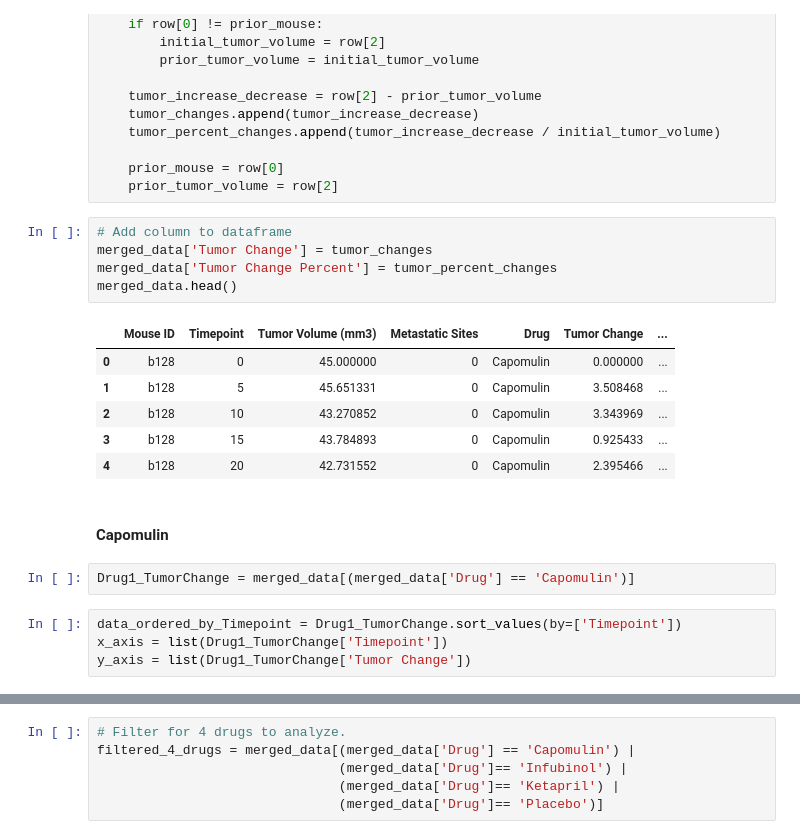
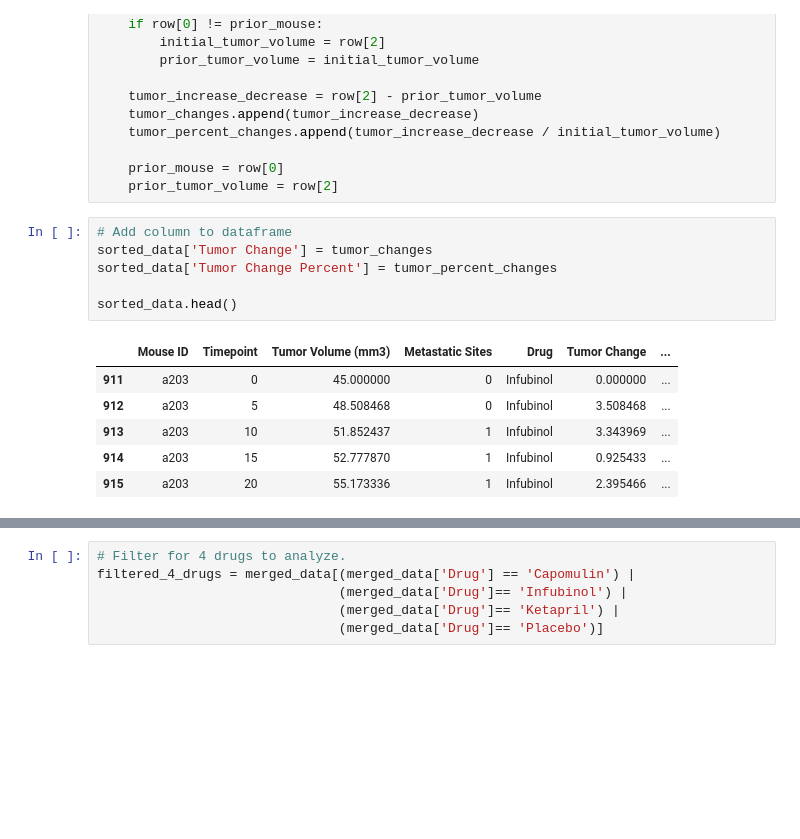
Before and after one commit to cfogel55/BootcampRepo, a Jupyter notebook: Pymaceuticals.ipynb, the cells around one changed output, grey strips where cells are left out. Drawn from its saved outputs; the diff is of its cells as text; blank space fills up the shorter version.

```diff
--- a/Pymaceuticals.ipynb
+++ b/Pymaceuticals.ipynb
@@ -42,21 +51,14 @@ for index, row in sorted_data.iterrows():
     prior_tumor_volume = row[2]
 # %%
 # Add column to dataframe
-merged_data['Tumor Change'] = tumor_changes
-merged_data['Tumor Change Percent'] = tumor_percent_changes
-merged_data.head()
+sorted_data['Tumor Change'] = tumor_changes
+sorted_data['Tumor Change Percent'] = tumor_percent_changes
+
+sorted_data.head()
 # %% [output]
 |  | Mouse ID | Timepoint | Tumor Volume (mm3) | Metastatic Sites | Drug | Tumor Change | ... |
-| 0 | b128 | 0 | 45.000000 | 0 | Capomulin | 0.000000 | ... |
-| 1 | b128 | 5 | 45.651331 | 0 | Capomulin | 3.508468 | ... |
-| 2 | b128 | 10 | 43.270852 | 0 | Capomulin | 3.343969 | ... |
-| 3 | b128 | 15 | 43.784893 | 0 | Capomulin | 0.925433 | ... |
-| 4 | b128 | 20 | 42.731552 | 0 | Capomulin | 2.395466 | ... |
+| 911 | a203 | 0 | 45.000000 | 0 | Infubinol | 0.000000 | ... |
+| 912 | a203 | 5 | 48.508468 | 0 | Infubinol | 3.508468 | ... |
+| 913 | a203 | 10 | 51.852437 | 1 | Infubinol | 3.343969 | ... |
+| 914 | a203 | 15 | 52.777870 | 1 | Infubinol | 0.925433 | ... |
+| 915 | a203 | 20 | 55.173336 | 1 | Infubinol | 2.395466 | ... |
-# %% [markdown]
-#### Capomulin
-# %%
-Drug1_TumorChange = merged_data[(merged_data['Drug'] == 'Capomulin')]
-# %%
-data_ordered_by_Timepoint = Drug1_TumorChange.sort_values(by=['Timepoint'])
-x_axis = list(Drug1_TumorChange['Timepoint'])
-y_axis = list(Drug1_TumorChange['Tumor Change'])
```
Also changed, not shown: parts of 30 cells of this notebook.
